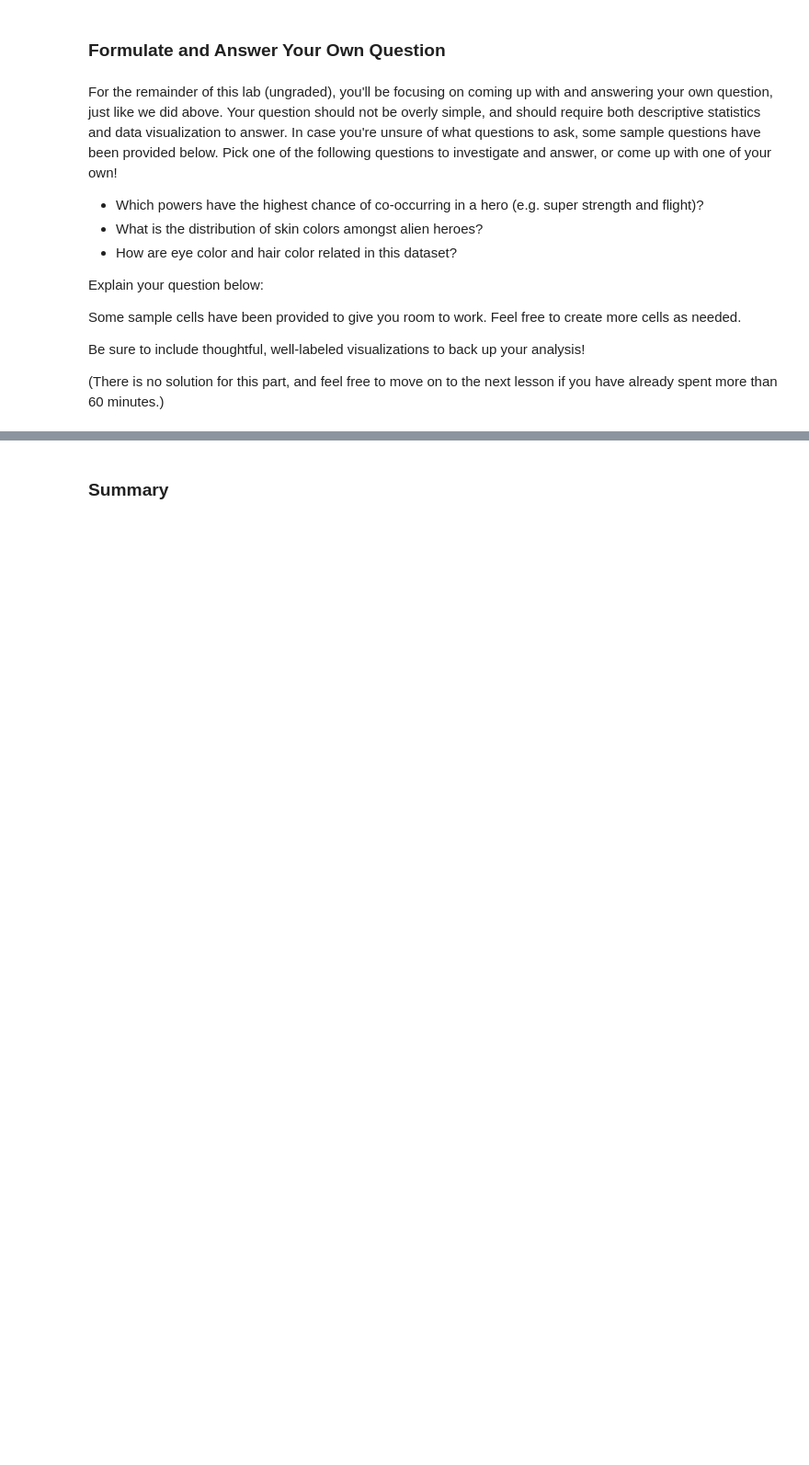
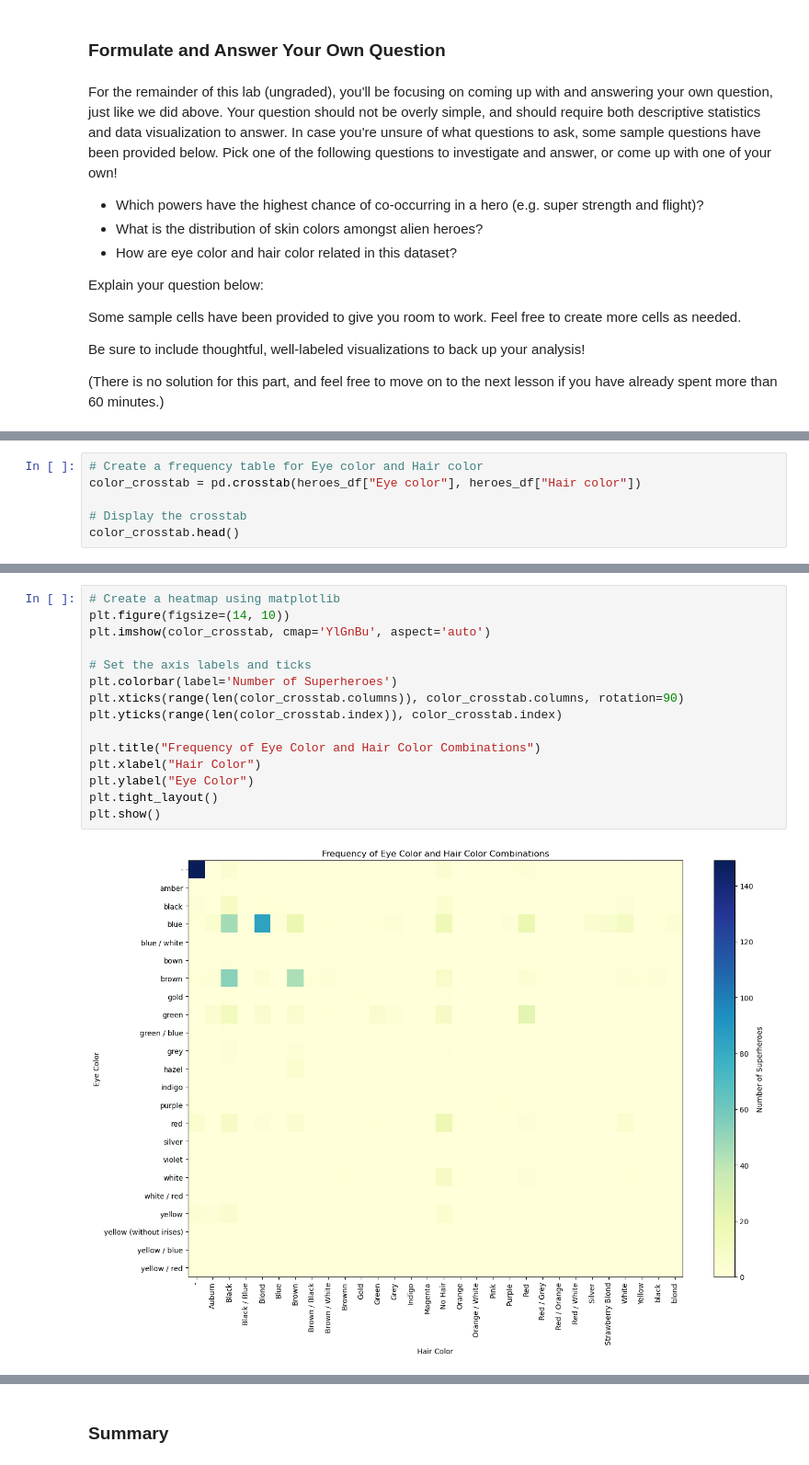
Before and after one commit to YasmeenY/DS_Course0_Week1_Module5_DataPy, a Jupyter notebook: DS_Course0_Week1_Module5_DataPy.ipynb, the cells around one changed output, grey strips where cells are left out. Shown at 92% size. Cells and saved outputs as stored; diff of their text form; blank space fills up the shorter version.

```diff
--- a/DS_Course0_Week1_Module5_DataPy.ipynb
+++ b/DS_Course0_Week1_Module5_DataPy.ipynb
@@ -721,0 +726,6 @@ Be sure to include thoughtful, well-labeled visualizations to back up your analy
+# %%
+# Create a frequency table for Eye color and Hair color
+color_crosstab = pd.crosstab(heroes_df["Eye color"], heroes_df["Hair color"])
+
+# Display the crosstab
+color_crosstab.head()
@@ -721,0 +741,17 @@ Be sure to include thoughtful, well-labeled visualizations to back up your analy
+# %%
+# Create a heatmap using matplotlib
+plt.figure(figsize=(14, 10))
+plt.imshow(color_crosstab, cmap='YlGnBu', aspect='auto')
+
+# Set the axis labels and ticks
+plt.colorbar(label='Number of Superheroes')
+plt.xticks(range(len(color_crosstab.columns)), color_crosstab.columns, rotation=90)
+plt.yticks(range(len(color_crosstab.index)), color_crosstab.index)
+
+plt.title("Frequency of Eye Color and Hair Color Combinations")
+plt.xlabel("Hair Color")
+plt.ylabel("Eye Color")
+plt.tight_layout()
+plt.show()
+# %% [output]
+[figure, added]
```
Also changed, not shown: parts of 4 cells of this notebook.
